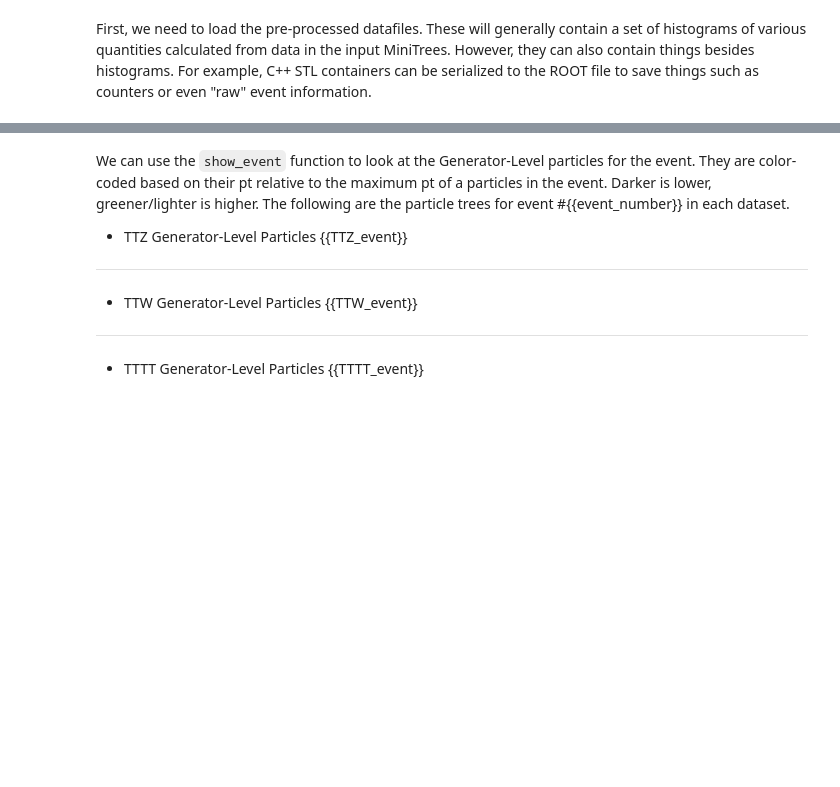
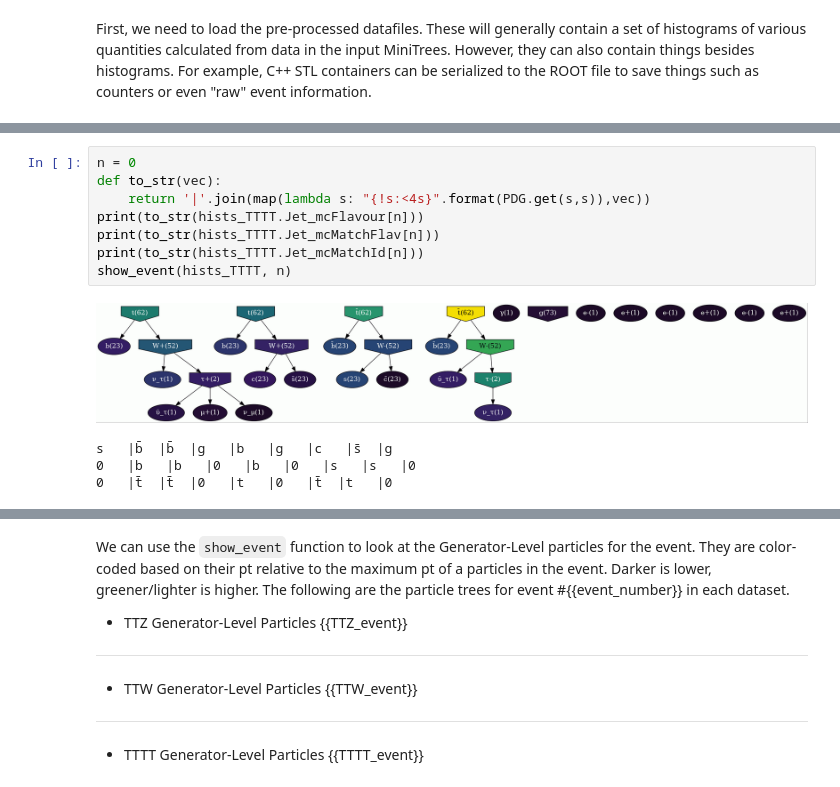
Before and after one commit to cfangmeier/TTTT, a Jupyter notebook: python/TTTT_Analysis.ipynb, the cells around one changed output, grey strips where cells are left out. Cells and saved outputs as stored; diff of their text form; blank space fills up the shorter version.

```diff
--- a/python/TTTT_Analysis.ipynb
+++ b/python/TTTT_Analysis.ipynb
@@ -35,3 +61,16 @@ CANVAS.Draw()
+# %%
+n = 0
+def to_str(vec):
+    return '|'.join(map(lambda s: "{!s:<4s}".format(PDG.get(s,s)),vec))
+print(to_str(hists_TTTT.Jet_mcFlavour[n]))
+print(to_str(hists_TTTT.Jet_mcMatchFlav[n]))
+print(to_str(hists_TTTT.Jet_mcMatchId[n]))
+show_event(hists_TTTT, n)
+# %% [output]
+[figure, added]
+s   |b̄  |b̄  |g   |b   |g   |c   |s̄  |g
+0   |b   |b   |0   |b   |0   |s   |s   |0
+0   |t̄  |t̄  |0   |t   |0   |t̄  |t   |0
 # %%
 clear()
 HC.hist_array_single('dijet_inv_mass')
```
Also changed, not shown: parts of 21 cells of this notebook, 19 other files.
